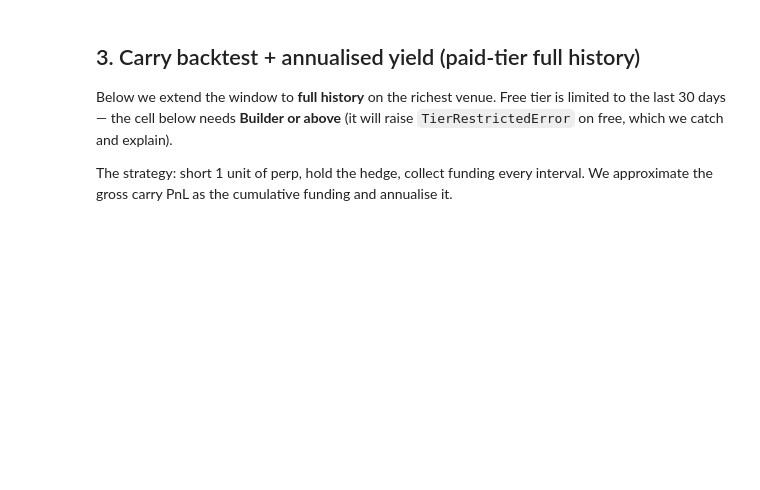
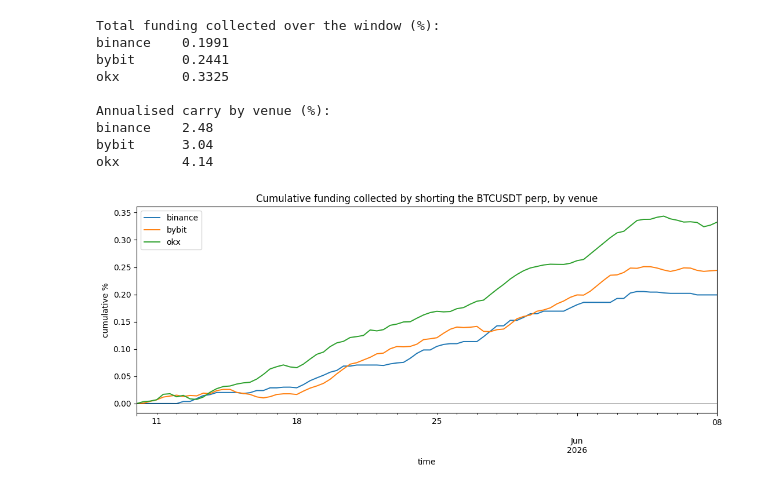
Before and after one commit to candlefeed-ai/candlefeed-python, a Jupyter notebook: examples/funding_carry_backtest.ipynb, the cells around one changed output. Saved outputs shown, nothing was run; the diff lists cells and outputs as text; code cells hidden in the pictures; blank space fills up the shorter version.

```diff
--- a/examples/funding_carry_backtest.ipynb
+++ b/examples/funding_carry_backtest.ipynb
@@ -56,8 +82,10 @@ Funding isn't uniform across exchanges. Pulling each venue's raw funding series
 venues = ["binance", "bybit", "okx"]
 series = {}
 for ex in venues:
-    fr = cf.get_funding_rates("BTCUSDT", exchange=ex, start="2024-01-01", end="2024-04-01")
-    series[ex] = fr["funding_rate"].astype(float)
+    fr = cf.get_funding_rates(SYMBOL, exchange=ex, start=START, end=END)["funding_rate"]
+    fr = fr[fr.index.notna()].sort_index()           # drop null timestamps
+    fr = fr[~fr.index.duplicated(keep="last")]        # de-dup colliding stamps
+    series[ex] = fr.resample("8h").sum()              # align to settlement grid
 
-funding = pd.DataFrame(series).sort_index()
-funding.describe()
+funding = pd.DataFrame(series).fillna(0.0)
+funding.describe().round(6)
@@ -70,6 +101,0 @@ plt.axhline(0, color="k", lw=0.6);
-# %% [markdown]
-## 3. Carry backtest + annualised yield (paid-tier full history)
-
-Below we extend the window to **full history** on the richest venue. Free tier is limited to the last 30 days — the cell below needs **Builder or above** (it will raise `TierRestrictedError` on free, which we catch and explain).
-
-The strategy: short 1 unit of perp, hold the hedge, collect funding every interval. We approximate the gross carry PnL as the cumulative funding and annualise it.
@@ -101,0 +102,23 @@ except TierRestrictedError as e:
+# %%
+cum = funding.cumsum() * 100
+ax = cum.plot(figsize=(11, 5), lw=1.4,
+              title=f"Cumulative funding collected by shorting the {SYMBOL} perp, by venue")
+ax.set_ylabel("cumulative %")
+ax.axhline(0, color="k", lw=0.6)
+plt.tight_layout()
+
+print("Total funding collected over the window (%):")
+print((funding.sum() * 100).round(4).to_string())
+print("\nAnnualised carry by venue (%):")
+print((funding.mean() * 3 * 365 * 100).round(2).to_string())
+# %% [output]
+Total funding collected over the window (%):
+binance    0.1991
+bybit      0.2441
+okx        0.3325
+
+Annualised carry by venue (%):
+binance    2.48
+bybit      3.04
+okx        4.14
+[figure, added]
```
Also changed, not shown: parts of 16 cells of this notebook, 5 other files.
